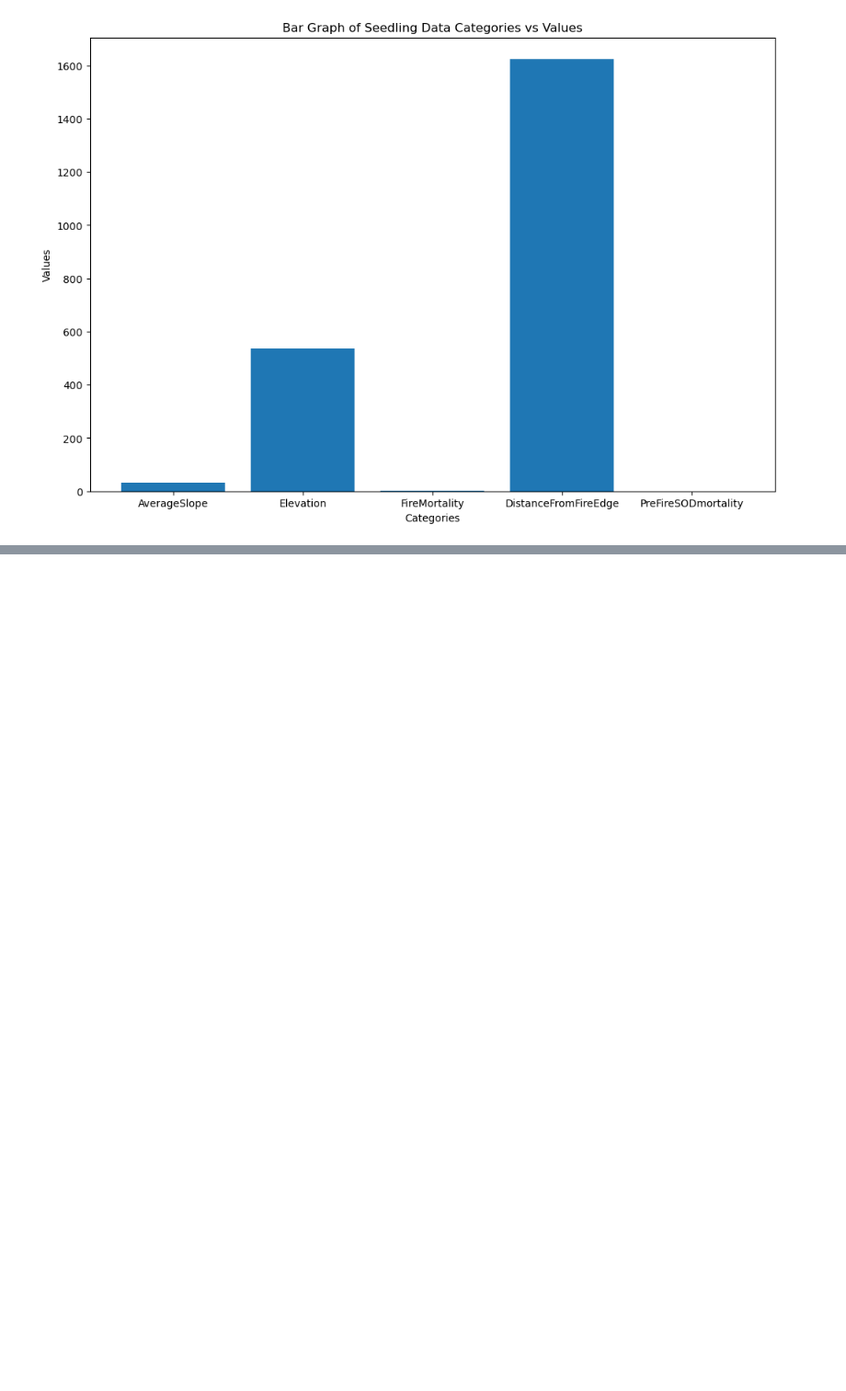
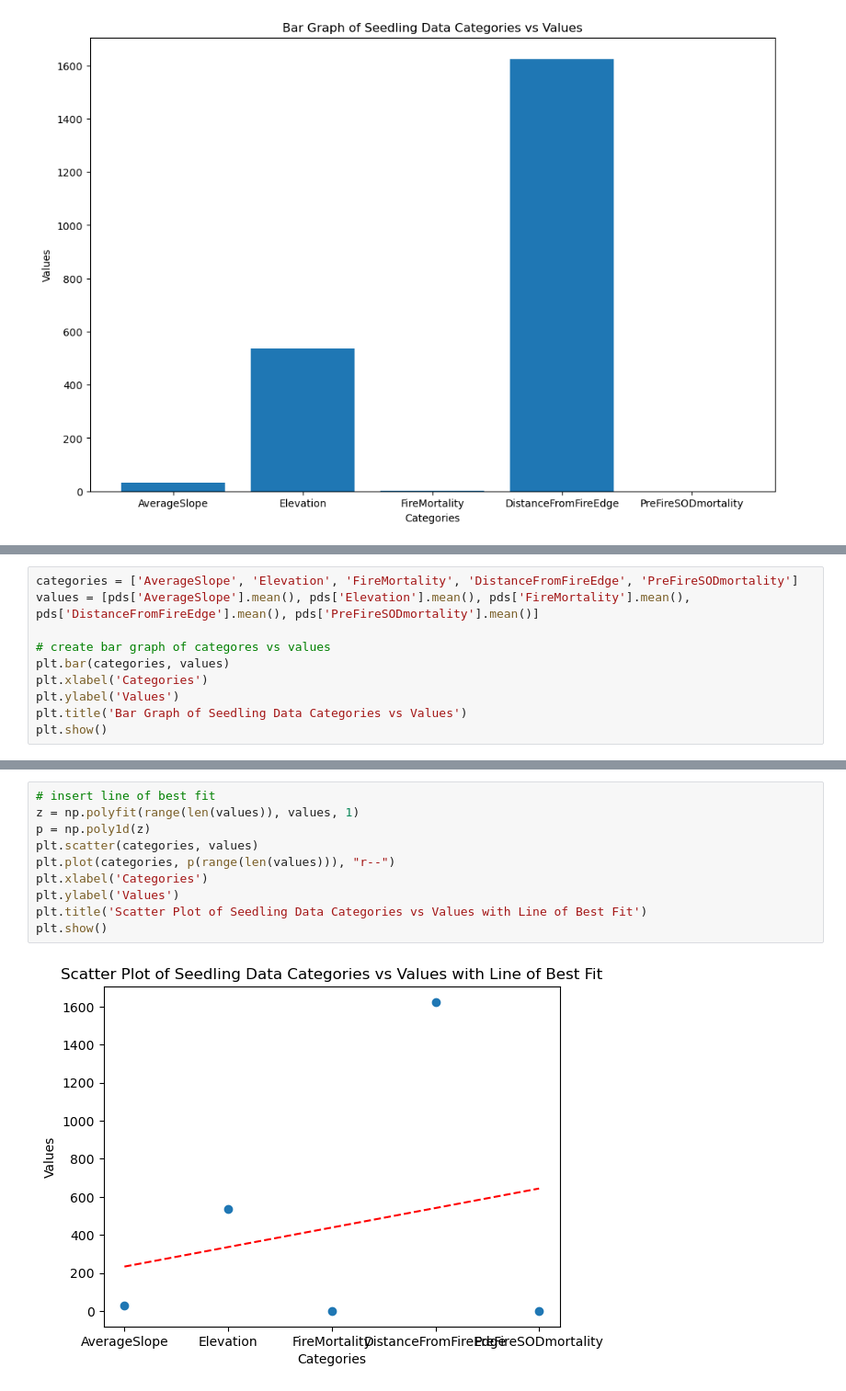
Before and after one commit to madiclack188-cloud/BIO_350_F25, a Jupyter notebook: Bio_350_FinalProject/BIO350_FinalProject.ipynb, the cells around one changed output, grey strips where cells are left out. Shown: that part at 92% size. Saved outputs shown, nothing was run; the diff lists cells and outputs as text; blank space fills up the shorter version.

```diff
--- a/Bio_350_FinalProject/BIO350_FinalProject.ipynb
+++ b/Bio_350_FinalProject/BIO350_FinalProject.ipynb
@@ -72,0 +160,10 @@ plt.show()
+# %%
+categories = ['AverageSlope', 'Elevation', 'FireMortality', 'DistanceFromFireEdge', 'PreFireSODmortality']
+values = [pds['AverageSlope'].mean(), pds['Elevation'].mean(), pds['FireMortality'].mean(), pds['DistanceFromFireEdge'].mean(), pds['PreFireSODmortality'].mean()]
+
+# create bar graph of categores vs values
+plt.bar(categories, values)
+plt.xlabel('Categories')
+plt.ylabel('Values')
+plt.title('Bar Graph of Seedling Data Categories vs Values')
+plt.show()
@@ -72,0 +172,12 @@ plt.show()
+# %%
+# insert line of best fit
+z = np.polyfit(range(len(values)), values, 1)
+p = np.poly1d(z)
+plt.scatter(categories, values)
+plt.plot(categories, p(range(len(values))), "r--")
+plt.xlabel('Categories')
+plt.ylabel('Values')
+plt.title('Scatter Plot of Seedling Data Categories vs Values with Line of Best Fit')
+plt.show()
+# %% [output]
+[figure, added]
```
Also changed, not shown: parts of 12 cells of this notebook, 1 other file.
